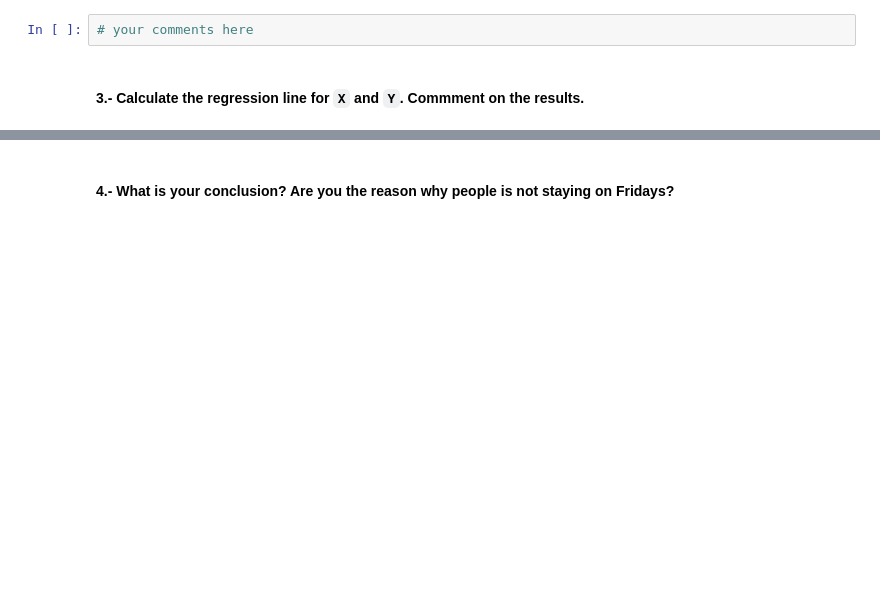
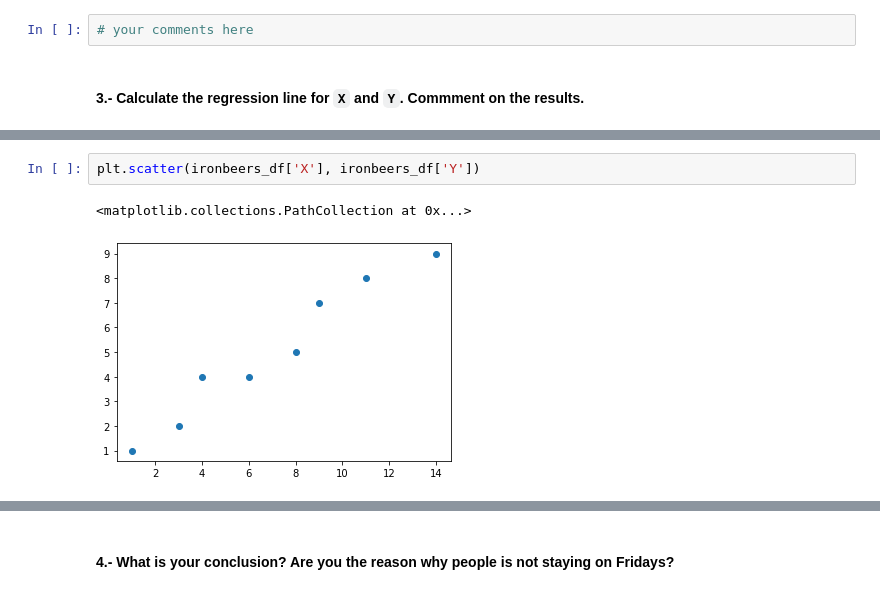
Before and after one commit to ta-data-bcn/lab-linear-regression-correlation, a Jupyter notebook: your-code/main.ipynb, the cells around one changed output, grey strips where cells are left out. Saved outputs shown, nothing was run; the diff lists cells and outputs as text; blank space fills up the shorter version.

```diff
--- a/your-code/main.ipynb
+++ b/your-code/main.ipynb
@@ -220,0 +224,5 @@ correlation_coefficient(ironbeers_df, "X", "Y")
+# %%
+plt.scatter(ironbeers_df['X'], ironbeers_df['Y'])
+# %% [output]
+<matplotlib.collections.PathCollection at 0x...>
+[figure, added]
```
Also changed, not shown: parts of 21 cells of this notebook.
